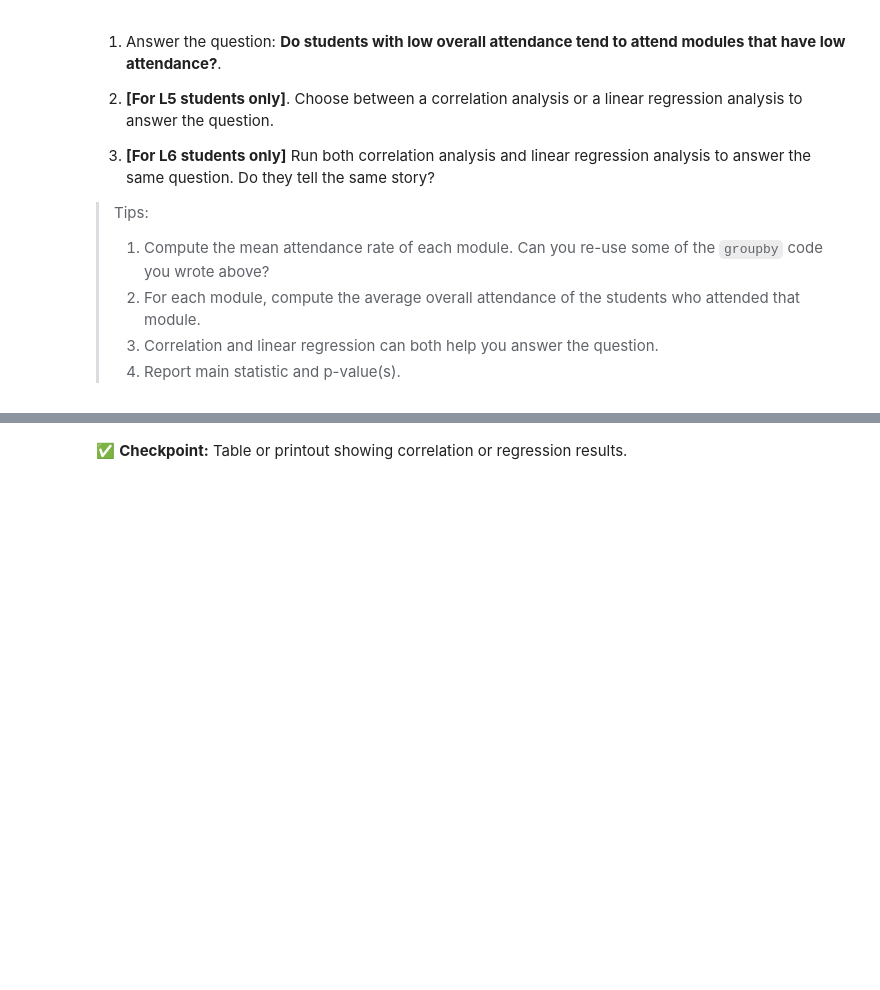
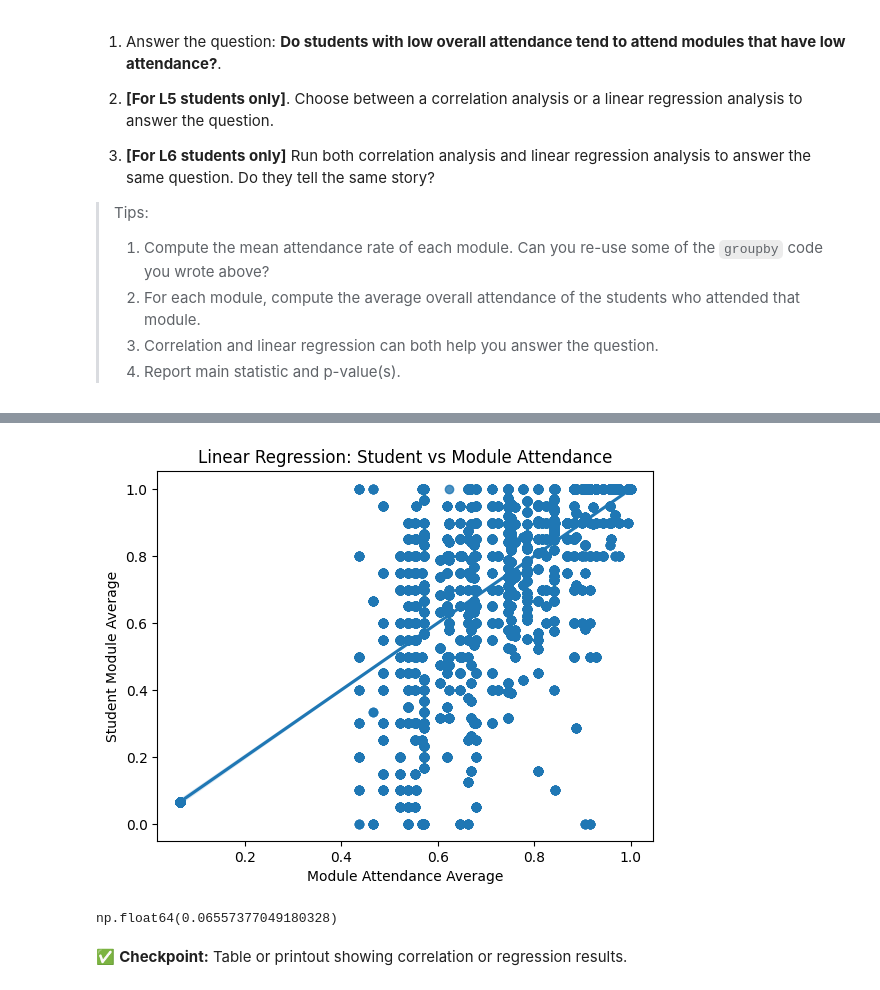
Before and after one commit to shayeliza/datascience_mid_term_sum, a Jupyter notebook: summative1.ipynb, the cells around one changed output, grey strips where cells are left out. Drawn from its saved outputs; the diff is of its cells as text; code cells hidden in the pictures; blank space fills up the shorter version.

```diff
--- a/summative1.ipynb
+++ b/summative1.ipynb
@@ -735,0 +780,16 @@ Error bars essentially tell us how confident we can be about each module's true
+# %%
+# I now understand the logic of this question a bit more. The student_overall_attendance is different for each student in this module.
+# however, the modules attendance average is the same throughout.
+# HOWEVER, the student_overall_attendance does not consider module. it only calculates avg attendance for all and any classes that person attended.
+# therefore, we need jessicas avg attendance in history class for example. and then again for science. then againf or maths. so jessica
+# will have several mean attendances - one for every module.
+# basically, i need to add a condition where i groupby module and name at the same time.
+
+student_module_groups = df.groupby(['full_name', 'Module Name'])
+
+
+for (name, group) in student_module_groups:
+    #calculate the mean avg attendance
+    subject_attendance_avg = group['Attended'].mean()
+    #add this average to all rows for this student
+    df.loc[group.index, 'student_module_average'] = subject_attendance_avg
@@ -736,3 +844,16 @@ Error bars essentially tell us how confident we can be about each module's true
+# %%
+sns.regplot(data=df, x='overall module attendance avg', y='student_module_average')
+plt.xlabel("Module Attendance Average")
+plt.ylabel("Student Module Average")
+plt.title("Linear Regression: Student vs Module Attendance")
+plt.show()
+# %% [output]
+[figure, added]
+# %%
+df['overall module attendance avg'].min()
+# this checks out! thats likely our lower left hand corner datapoint.
+# %% [output]
+np.float64(0.06557377049180328)
 # %% [markdown]
 ✅ **Checkpoint:** Table or printout showing correlation or regression results.
 # %% [markdown]
```
Also changed, not shown: parts of 9 cells of this notebook.
